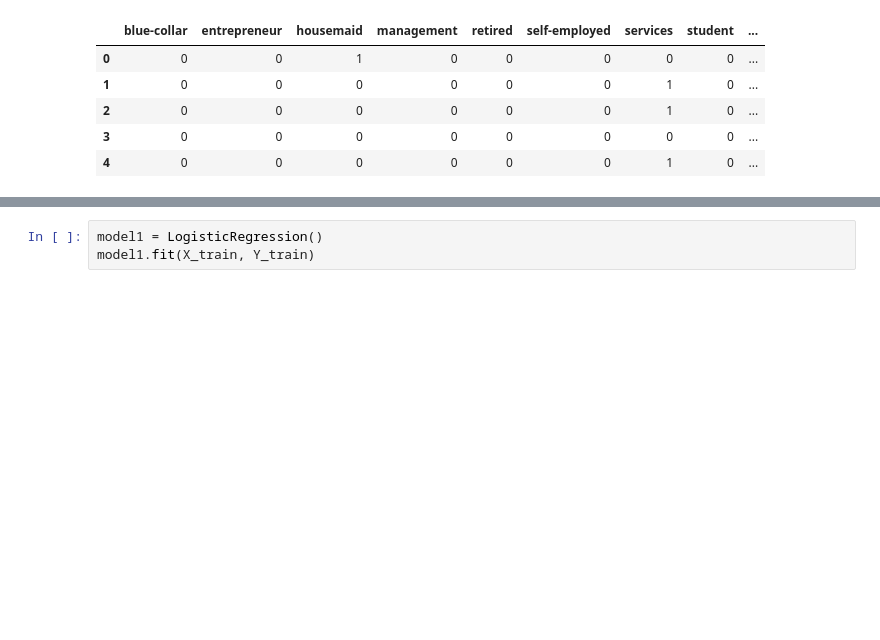
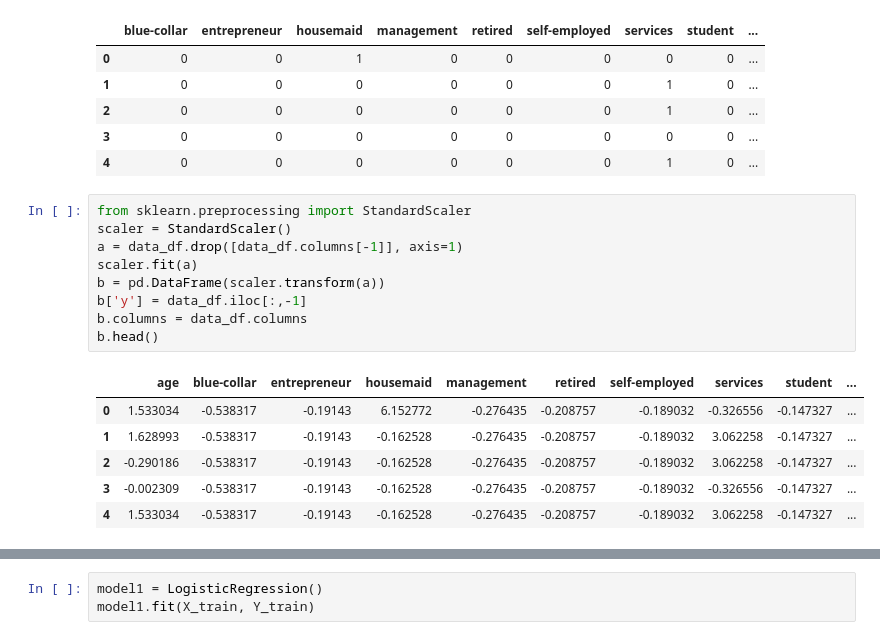
Before and after one commit to yatong2/Springboard, a Jupyter notebook: capstone_project_1/Data_Cleaning_and_Rearranging.ipynb, the cells around one changed output, grey strips where cells are left out. Drawn from its saved outputs; the diff is of its cells as text; blank space fills up the shorter version.

```diff
--- a/capstone_project_1/Data_Cleaning_and_Rearranging.ipynb
+++ b/capstone_project_1/Data_Cleaning_and_Rearranging.ipynb
@@ -109,4 +108,20 @@ data_df.head()
 | 2 | 0 | 0 | 0 | 0 | 0 | 0 | 1 | 0 | ... |
 | 3 | 0 | 0 | 0 | 0 | 0 | 0 | 0 | 0 | ... |
 | 4 | 0 | 0 | 0 | 0 | 0 | 0 | 1 | 0 | ... |
+# %%
+from sklearn.preprocessing import StandardScaler
+scaler = StandardScaler()
+a = data_df.drop([data_df.columns[-1]], axis=1)
+scaler.fit(a)
+b = pd.DataFrame(scaler.transform(a))
+b['y'] = data_df.iloc[:,-1]
+b.columns = data_df.columns
+b.head()
+# %% [output]
+|  | age | blue-collar | entrepreneur | housemaid | management | retired | self-employed | services | student | ... |
+| 0 | 1.533034 | -0.538317 | -0.19143 | 6.152772 | -0.276435 | -0.208757 | -0.189032 | -0.326556 | -0.147327 | ... |
+| 1 | 1.628993 | -0.538317 | -0.19143 | -0.162528 | -0.276435 | -0.208757 | -0.189032 | 3.062258 | -0.147327 | ... |
+| 2 | -0.290186 | -0.538317 | -0.19143 | -0.162528 | -0.276435 | -0.208757 | -0.189032 | 3.062258 | -0.147327 | ... |
+| 3 | -0.002309 | -0.538317 | -0.19143 | -0.162528 | -0.276435 | -0.208757 | -0.189032 | -0.326556 | -0.147327 | ... |
+| 4 | 1.533034 | -0.538317 | -0.19143 | -0.162528 | -0.276435 | -0.208757 | -0.189032 | 3.062258 | -0.147327 | ... |
 # %%
```
Also changed, not shown: parts of 4 cells of this notebook.
